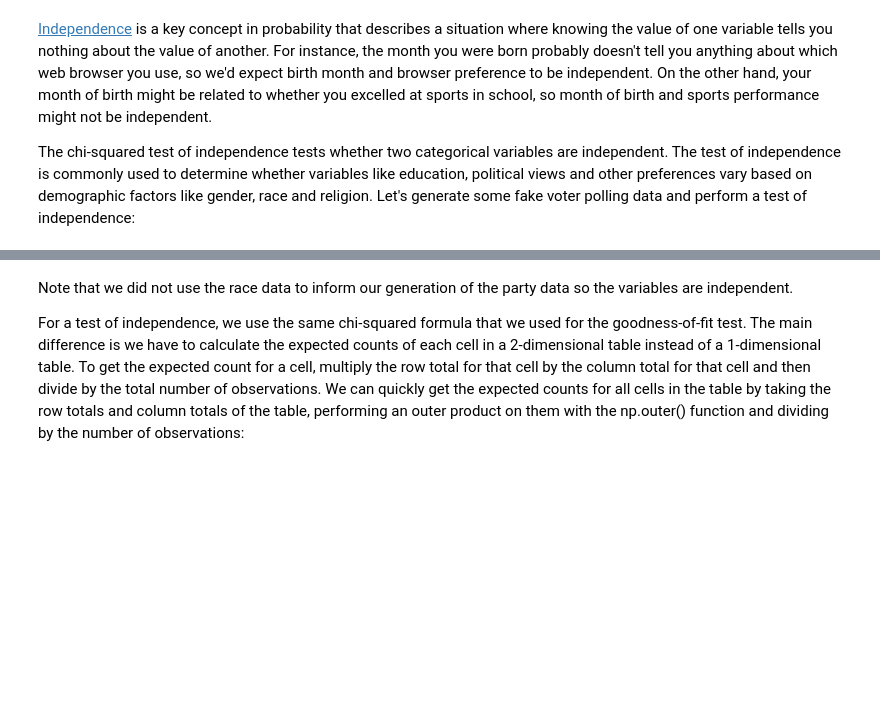
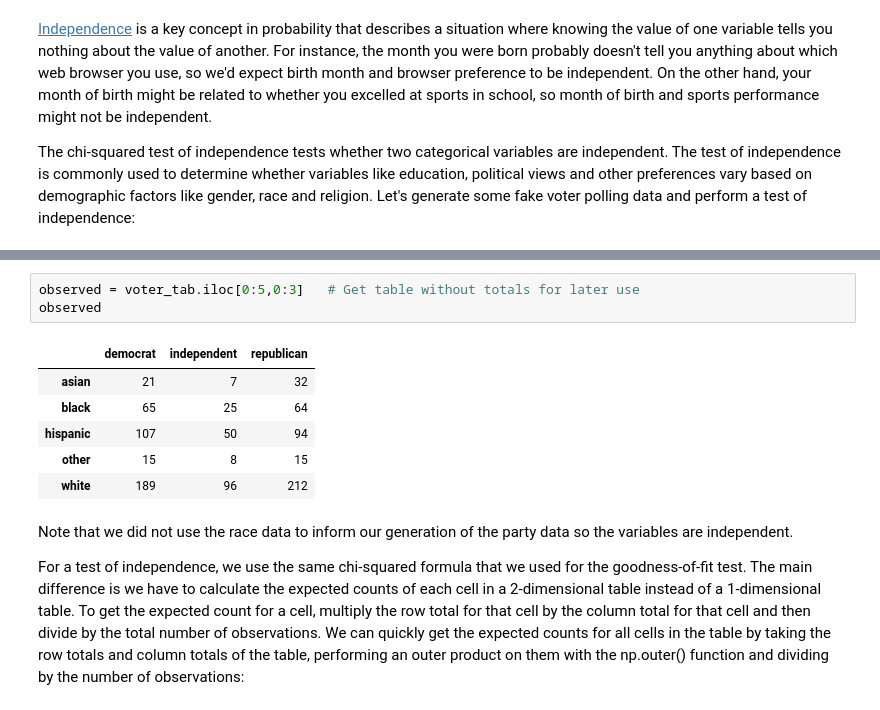
Before and after one commit to RamiSaad93/lessons_15_week, a Jupyter notebook: 5_6_eda_inf_stats_tableau/5_Chi_Square_test_day_4.ipynb, the cells around one changed output, grey strips where cells are left out. Drawn from its saved outputs; the diff is of its cells as text; blank space fills up the shorter version.

```diff
--- a/5_6_eda_inf_stats_tableau/5_Chi_Square_test_day_4.ipynb
+++ b/5_6_eda_inf_stats_tableau/5_Chi_Square_test_day_4.ipynb
@@ -135,3 +231,13 @@ voter_tab
+# %%
+observed = voter_tab.iloc[0:5,0:3]   # Get table without totals for later use
+observed
+# %% [output]
+|  | democrat | independent | republican |
+| asian | 21 | 7 | 32 |
+| black | 65 | 25 | 64 |
+| hispanic | 107 | 50 | 94 |
+| other | 15 | 8 | 15 |
+| white | 189 | 96 | 212 |
 # %% [markdown]
 Note that we did not use the race data to inform our generation of the party data so the variables are independent.
 
```
Also changed, not shown: parts of 15 cells of this notebook, 4 other files.
